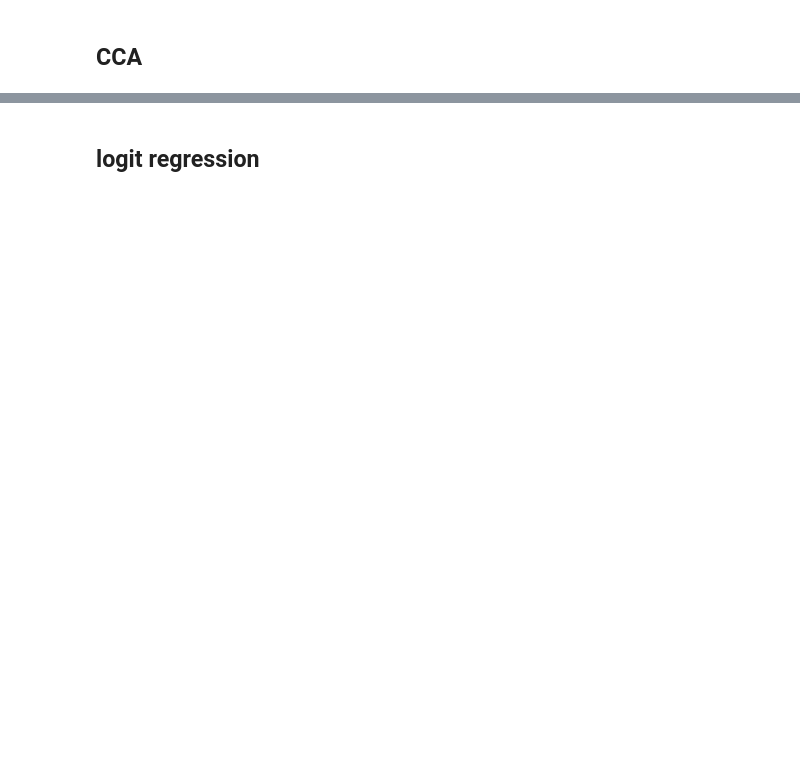
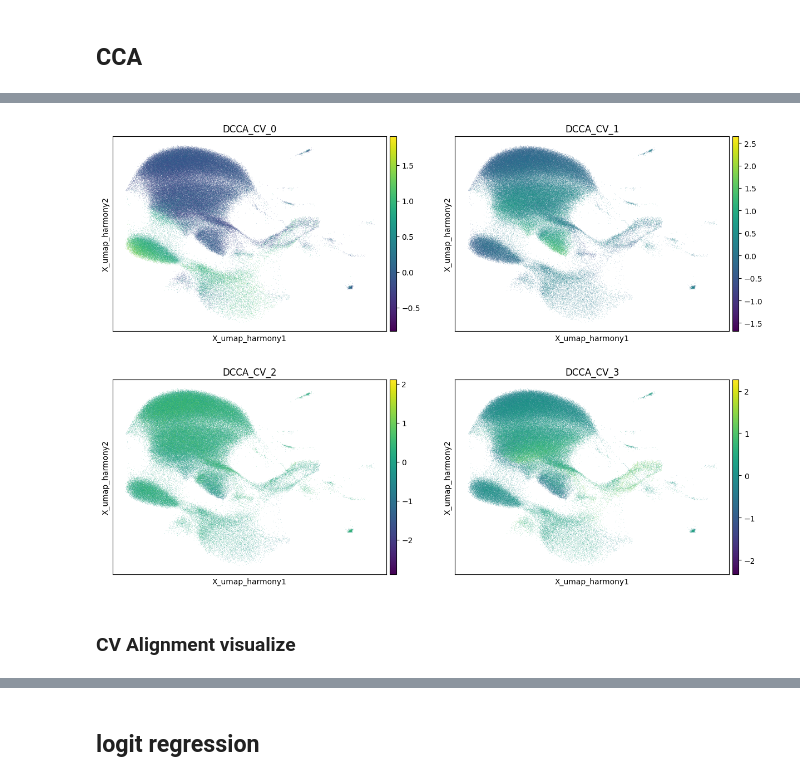
Before and after one commit to YifanZ94/Bio_CRC, a Jupyter notebook: Data processing/data/COMBAT cca/3_Prediction_CCA.ipynb, the cells around one changed output, grey strips where cells are left out. Cells and saved outputs as stored; diff of their text form; code cells hidden in the pictures; blank space fills up the shorter version.

```diff
--- a/Data processing/data/COMBAT cca/3_Prediction_CCA.ipynb
+++ b/Data processing/data/COMBAT cca/3_Prediction_CCA.ipynb
@@ -246,0 +479,15 @@ ax = TCR_embedings.plot_train_test_corr(corr_train, corr_test)
+# %%
+cols = [c for c in (
+    'DCCA_CV_0',
+    'DCCA_CV_1',
+    'DCCA_CV_2',
+    'DCCA_CV_3',
+
+) if c in mdata['gex'].obs]
+
+sc.pl.embedding(mdata['gex'], basis = 'X_umap_harmony', neighbors_key = 'neighbors_harmony',
+                color=cols, ncols=2)
+# %% [output]
+[figure, added]
+# %% [markdown]
+### CV Alignment visualize
```
Also changed, not shown: parts of 34 cells of this notebook, 8 other files.
